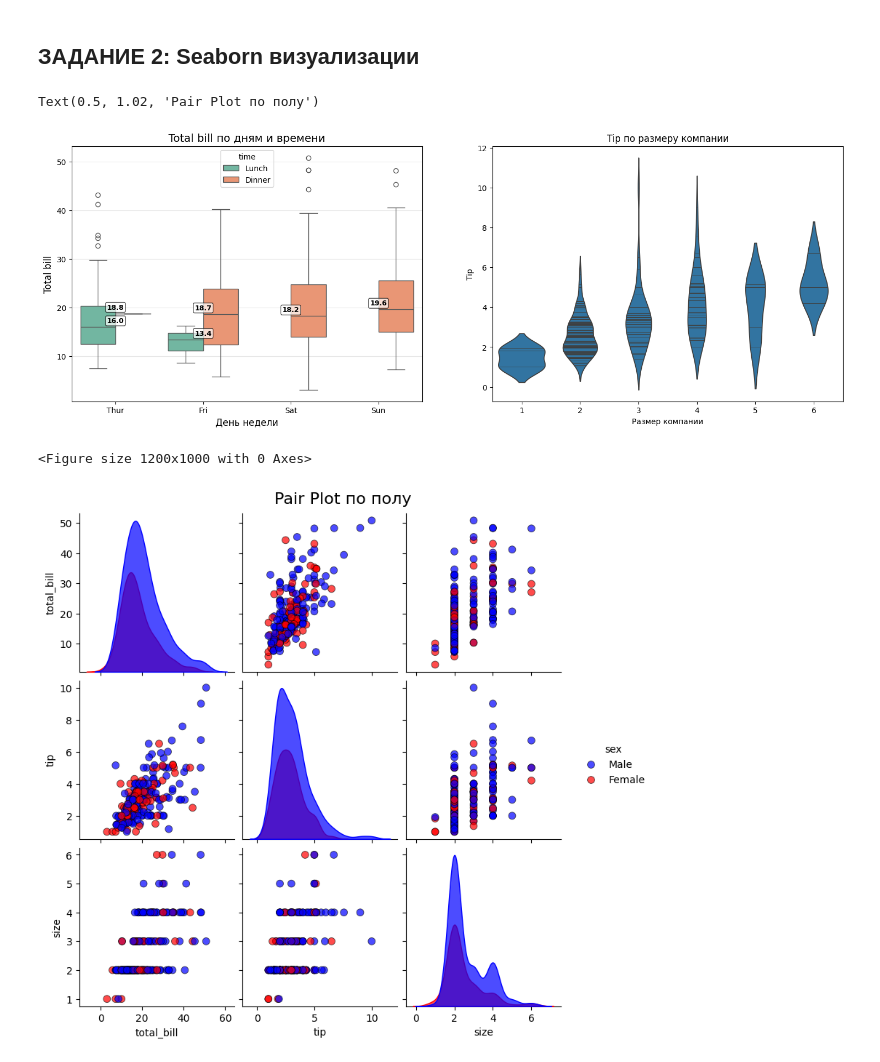
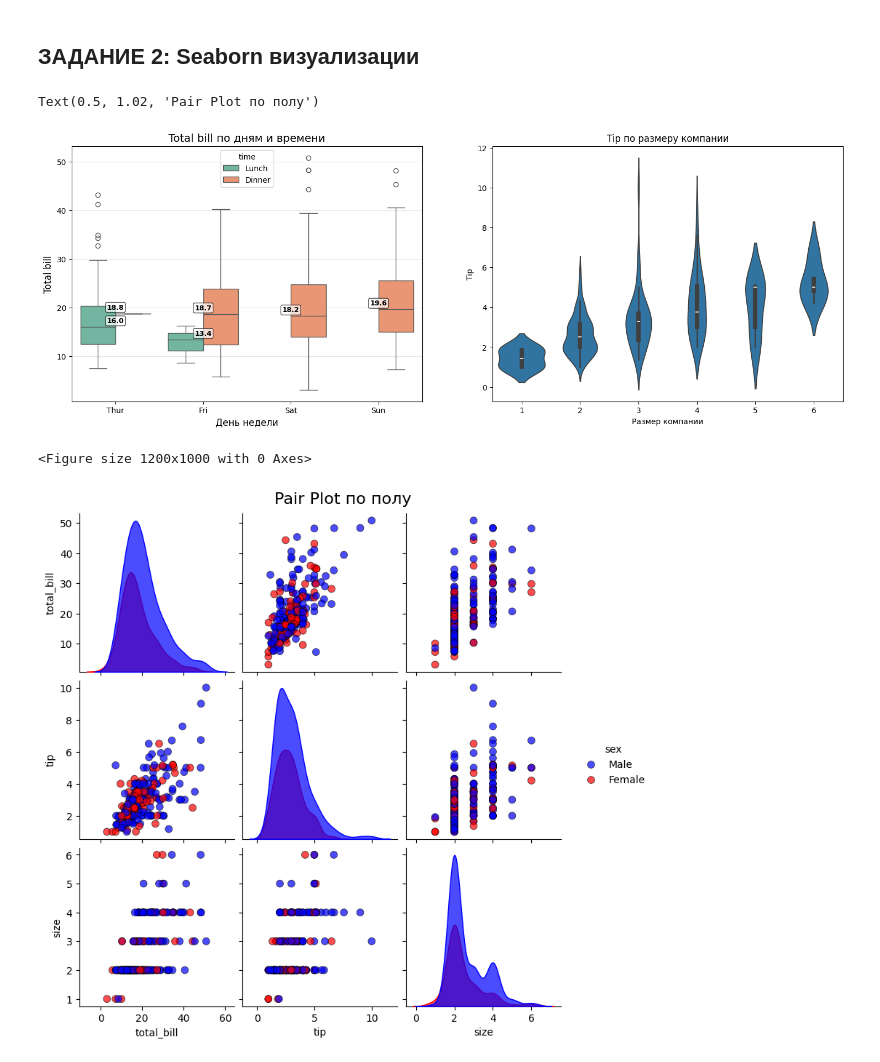
Before and after one commit to SilkSherstka/hse_machine_learning, a Jupyter notebook: Andronova_of_visuals_hw.ipynb, the cells around one changed output. Cells and saved outputs as stored; diff of their text form; code cells hidden in the pictures.

Commit message:
Fixing violin diagram

```diff
--- a/Andronova_of_visuals_hw.ipynb
+++ b/Andronova_of_visuals_hw.ipynb
@@ -174,34 +174,34 @@ for i, row in medians.iterrows():
              ha='center', va='bottom', fontsize=9, fontweight='bold',
              bbox=dict(boxstyle='round,pad=0.2', facecolor='white', alpha=0.7))
 
 
 # 2. Violin plot: tip по размеру компании
 # x='size', y='tip'
 ### ваш код здесь ###
-sns.violinplot(data=tips, x='size', y='tip', inner='stick', ax=axes[1])
+sns.violinplot(data=tips, x='size', y='tip', inner='box', ax=axes[1])
 
 
 axes[1].set_title('Tip по размеру компании')
 axes[1].set_xlabel('Размер компании')
 axes[1].set_ylabel('Tip')
 
 
 # 3. Pair plot: 4 числовых признака, раскраска по полу
 # tips[['total_bill', 'tip', 'size', 'sex']]
 # Создаем отдельную фигуру для pair plot
 ### ваш код здесь ###
 plt.figure(figsize=(12, 10))
 
 pair_grid = sns.pairplot(tips[['total_bill', 'tip', 'size', 'sex']],
                          hue='sex',  # Раскраска по полу
                          palette={'Male': 'blue', 'Female': 'red'},  # Цвета для категорий
                          diag_kind='kde',
                          plot_kws={'alpha': 0.7, 's': 50, 'edgecolor': 'black'},
                          diag_kws={'alpha': 0.7, 'fill': True},
                          height=2.5)
 pair_grid.fig.suptitle('Pair Plot по полу', fontsize=16, y=1.02)
 # %% [output]
 Text(0.5, 1.02, 'Pair Plot по полу')
-[figure, old version]
+[figure, new version]
 <Figure size 1200x1000 with 0 Axes>
 [figure]
```
